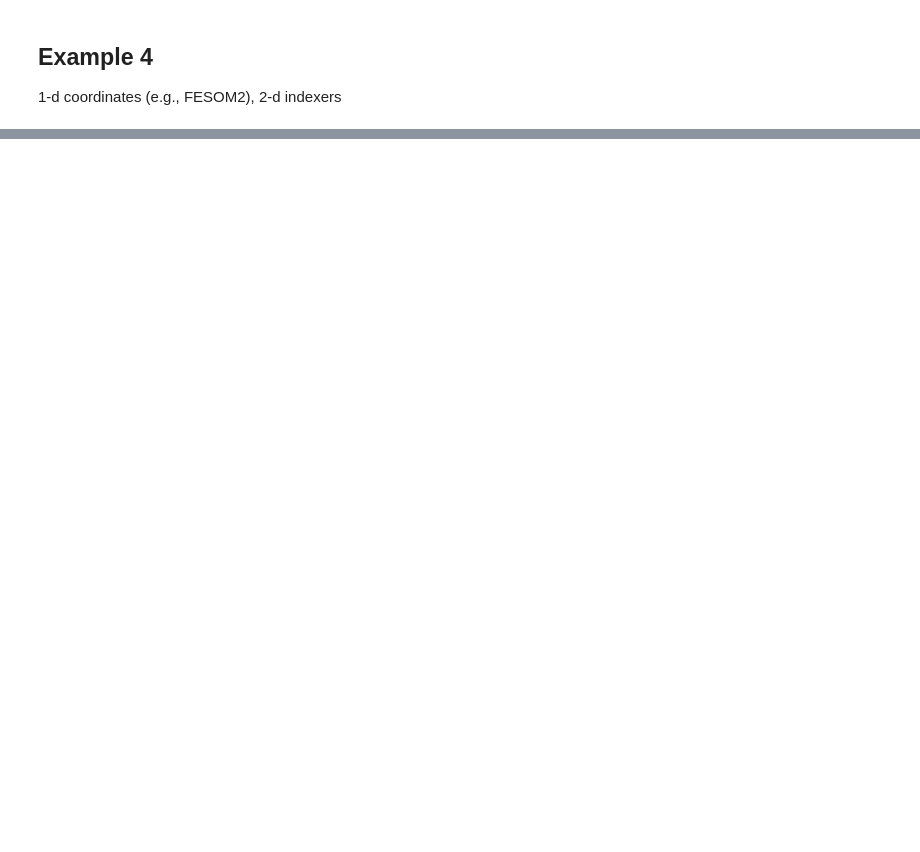
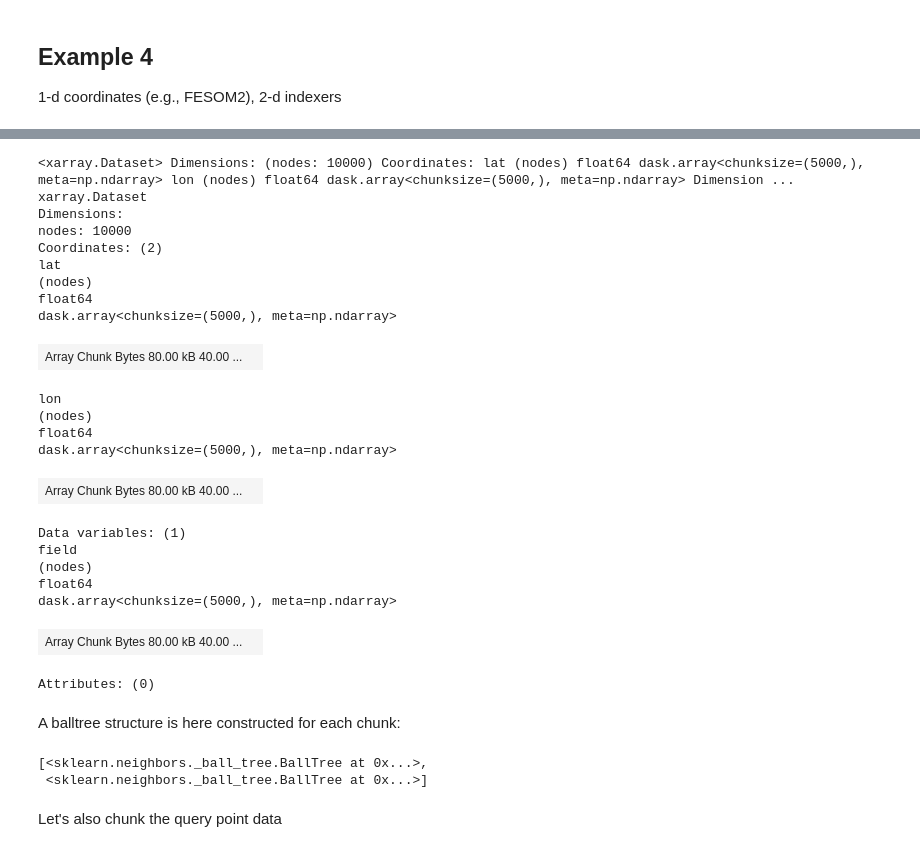
Before and after one commit to xarray-contrib/xoak, a Jupyter notebook: examples/basic_examples.ipynb, the cells around one changed output, grey strips where cells are left out. Cells and saved outputs as stored; diff of their text form; code cells hidden in the pictures; blank space fills up the shorter version.

```diff
--- a/examples/basic_examples.ipynb
+++ b/examples/basic_examples.ipynb
@@ -175,0 +190,27 @@ ds_sel.plot.scatter(x='lon', y='lat', hue='field', alpha=0.9);
+# %%
+ds_1d_chunked = ds_1d.chunk(5000)
+
+ds_1d_chunked
+# %% [output]
+<xarray.Dataset> Dimensions: (nodes: 10000) Coordinates: lat (nodes) float64 dask.array<chunksize=(5000,), meta=np.ndarray> lon (nodes) float64 dask.array<chunksize=(5000,), meta=np.ndarray> Dimension ...
+xarray.Dataset
+Dimensions:
+nodes: 10000
+Coordinates: (2)
+lat
+(nodes)
+float64
+dask.array<chunksize=(5000,), meta=np.ndarray>
+| Array Chunk Bytes 80.00 kB 40.00 ... |  |
+lon
+(nodes)
+float64
+dask.array<chunksize=(5000,), meta=np.ndarray>
+| Array Chunk Bytes 80.00 kB 40.00 ... |  |
+Data variables: (1)
+field
+(nodes)
+float64
+dask.array<chunksize=(5000,), meta=np.ndarray>
+| Array Chunk Bytes 80.00 kB 40.00 ... |  |
+Attributes: (0)
@@ -175,0 +219,9 @@ ds_sel.plot.scatter(x='lon', y='lat', hue='field', alpha=0.9);
+# %% [markdown]
+A balltree structure is here constructed for each chunk:
+# %%
+ds_1d_chunked.xoak.index
+# %% [output]
+[<sklearn.neighbors._ball_tree.BallTree at 0x...>,
+ <sklearn.neighbors._ball_tree.BallTree at 0x...>]
+# %% [markdown]
+Let's also chunk the query point data
```
Also changed, not shown: parts of 20 cells of this notebook, 10 other files.
